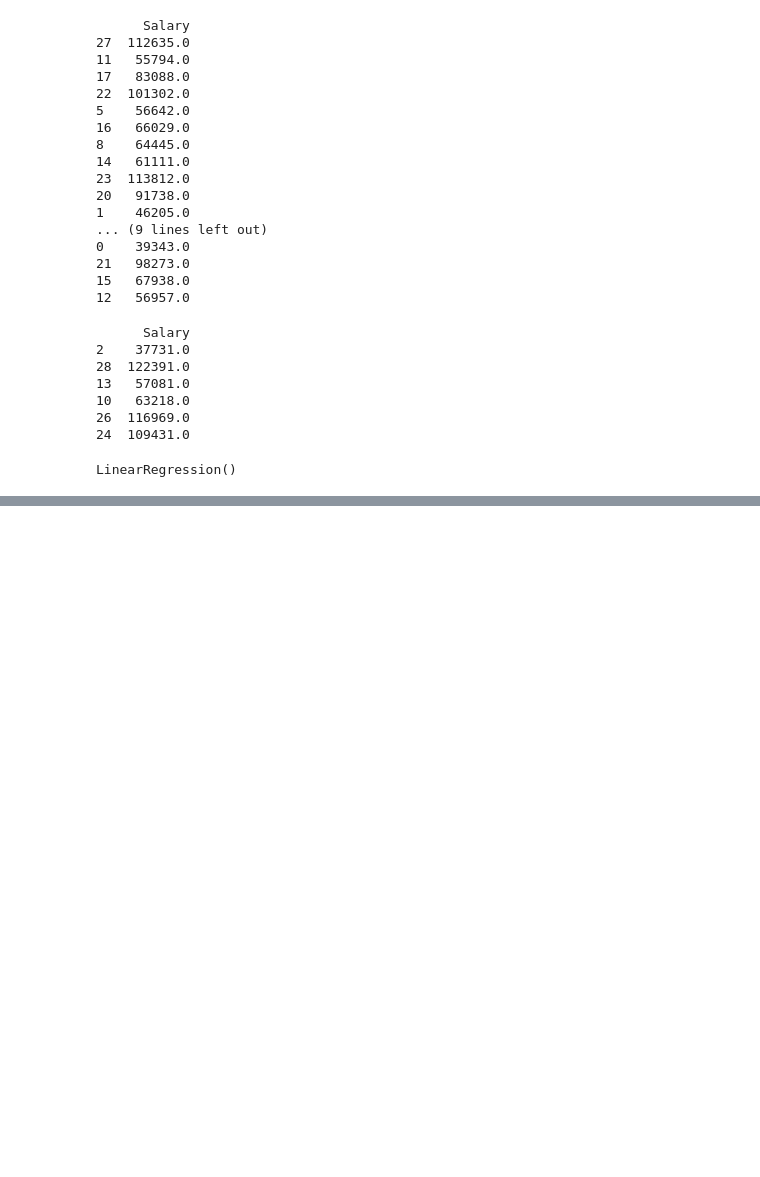
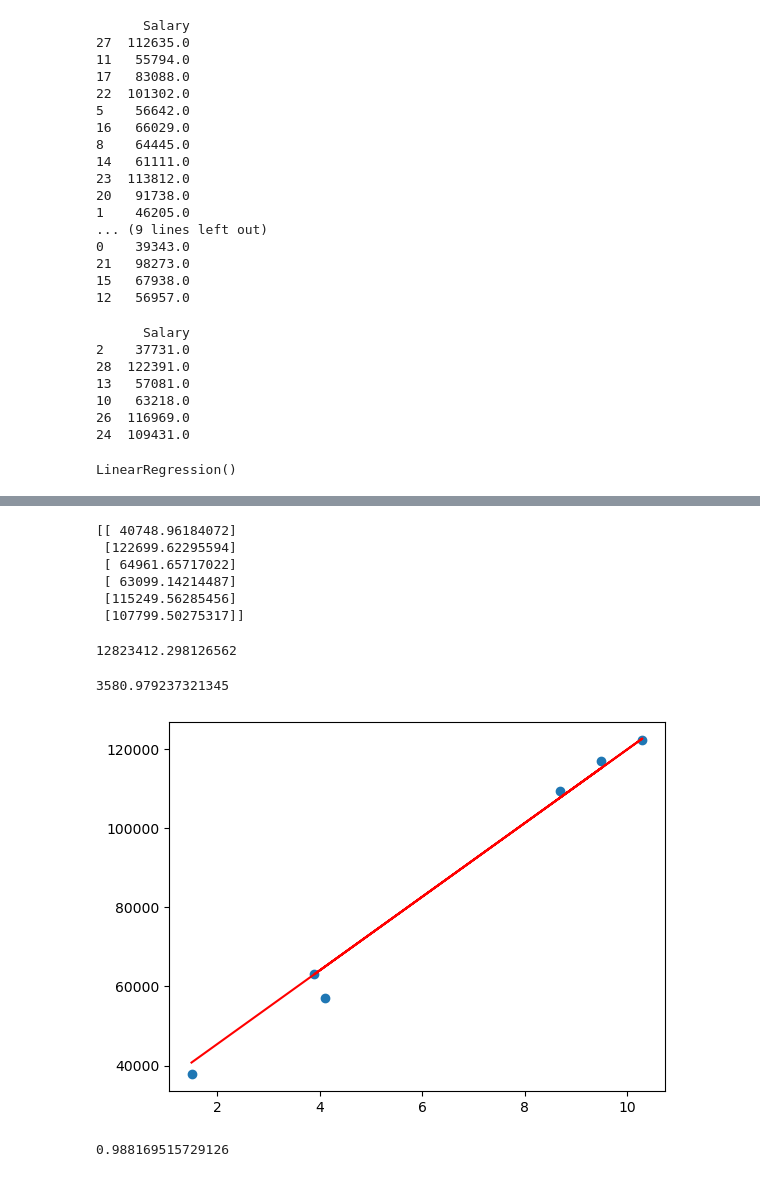
Before and after one commit to KrishnaMittal-az/Jupyter-Notebooks, a Jupyter notebook: Jup notebooks/Intro to ML/Lecture3.ipynb, the cells around one changed output, grey strips where cells are left out. Drawn from its saved outputs; the diff is of its cells as text; code cells hidden in the pictures; blank space fills up the shorter version.

```diff
--- a/Jup notebooks/Intro to ML/Lecture3.ipynb
+++ b/Jup notebooks/Intro to ML/Lecture3.ipynb
@@ -74,7 +73,7 @@ print(y_test)
 6          1
 2          1
 # %%
-pl = pd.read_csv("CSV/Salary_Data.csv")
+pl = pd.read_csv("D:\PycharmProjects\ML Algo\Jup notebooks\CSV\Salary_Data.csv")
 print(pl)
 # %% [output]
     YearsExperience    Salary
@@ -200,0 +209,12 @@ LinearRegression()
+# %%
+# Testing of Model
+y_pred = model.predict(x_test)
+
+print(y_pred)
+# %% [output]
+[[ 40748.96184072]
+ [122699.62295594]
+ [ 64961.65717022]
+ [ 63099.14214487]
+ [115249.56285456]
+ [107799.50275317]]
@@ -200,0 +223,4 @@ LinearRegression()
+# %%
+print(mse)
+# %% [output]
+12823412.298126562
@@ -200,0 +229,14 @@ LinearRegression()
+# %%
+print(error)
+# %% [output]
+3580.979237321345
+# %%
+plt.scatter(x_test, y_test)
+plt.plot(x_test, y_pred , color = "red")
+plt.show()
+# %% [output]
+[figure, added]
+# %%
+model.score(x_test, y_test)
+# %% [output]
+0.988169515729126
```
Also changed, not shown: parts of 11 cells of this notebook, 15 other files.
